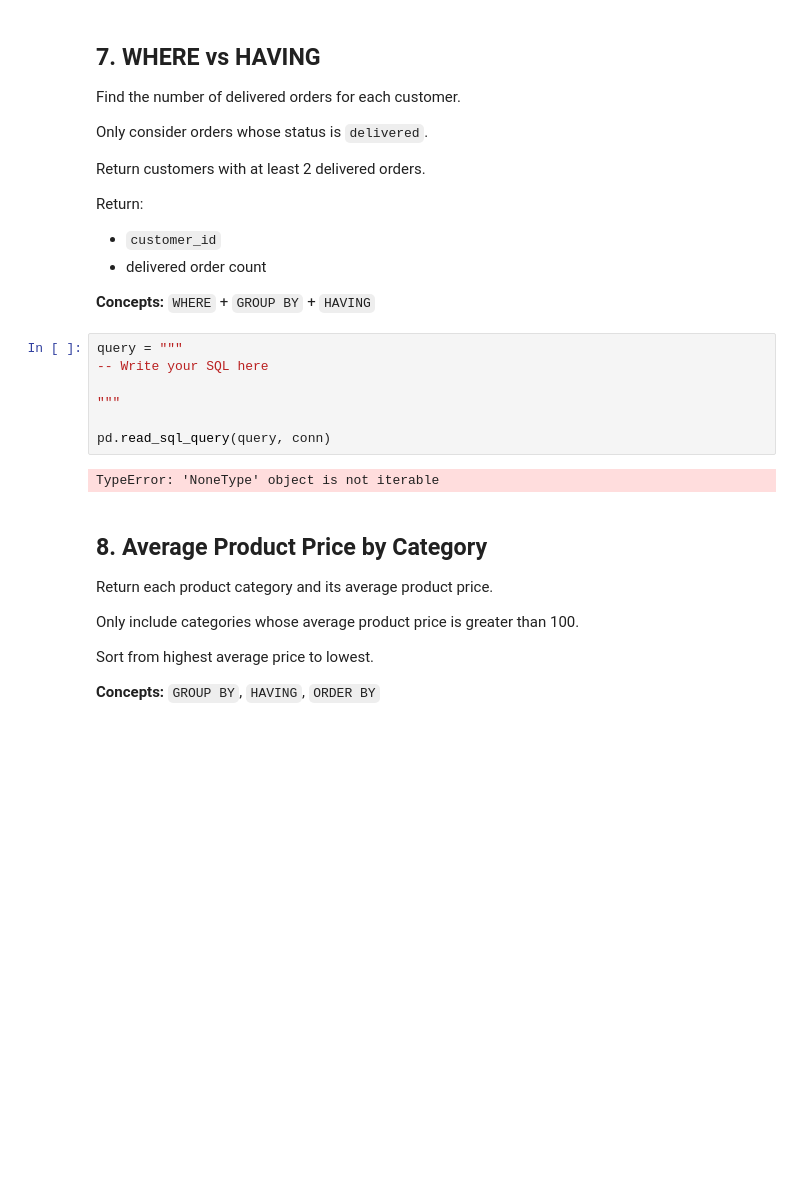
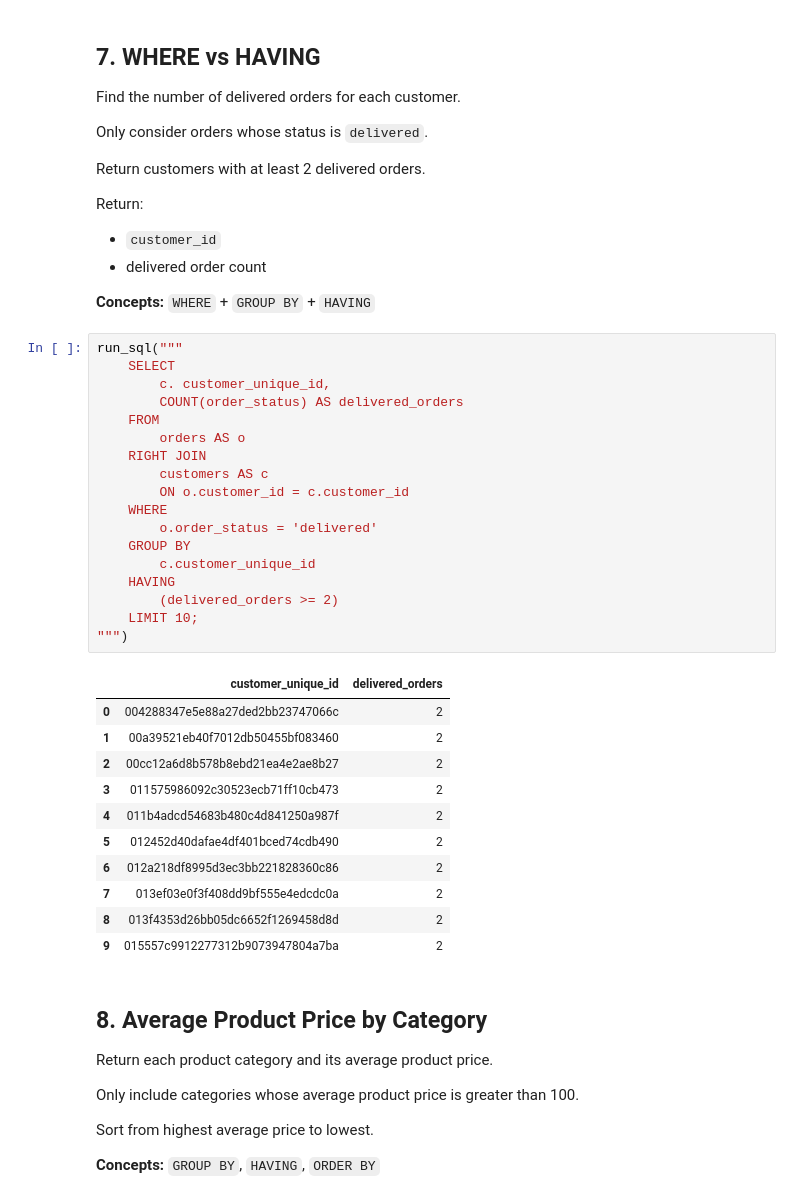
Before and after one commit to Thomasayanfeoluwa/2026-Python-Training-Class---Tutorial-For-Beginners, a Jupyter notebook: OLISTs/exercises_solutions/olists_exercises.ipynb, the cells around one changed output. Saved outputs shown, nothing was run; the diff lists cells and outputs as text; blank space fills up the shorter version.

```diff
--- a/OLISTs/exercises_solutions/olists_exercises.ipynb
+++ b/OLISTs/exercises_solutions/olists_exercises.ipynb
@@ -427,15 +427,36 @@ Return:
 - delivered order count
 
 **Concepts:** `WHERE` + `GROUP BY` + `HAVING`
-# %%
-query = """
--- Write your SQL here
-
-"""
-
-pd.read_sql_query(query, conn)
-# %% [output]
-TypeError: 'NoneType' object is not iterable
+# %%
+run_sql("""
+    SELECT
+        c. customer_unique_id,
+        COUNT(order_status) AS delivered_orders
+    FROM
+        orders AS o
+    RIGHT JOIN
+        customers AS c
+        ON o.customer_id = c.customer_id
+    WHERE
+        o.order_status = 'delivered'
+    GROUP BY
+        c.customer_unique_id
+    HAVING
+        (delivered_orders >= 2)
+    LIMIT 10;
+""")
+# %% [output]
+|  | customer_unique_id | delivered_orders |
+| 0 | 004288347e5e88a27ded2bb23747066c | 2 |
+| 1 | 00a39521eb40f7012db50455bf083460 | 2 |
+| 2 | 00cc12a6d8b578b8ebd21ea4e2ae8b27 | 2 |
+| 3 | 011575986092c30523ecb71ff10cb473 | 2 |
+| 4 | 011b4adcd54683b480c4d841250a987f | 2 |
+| 5 | 012452d40dafae4df401bced74cdb490 | 2 |
+| 6 | 012a218df8995d3ec3bb221828360c86 | 2 |
+| 7 | 013ef03e0f3f408dd9bf555e4edcdc0a | 2 |
+| 8 | 013f4353d26bb05dc6652f1269458d8d | 2 |
+| 9 | 015557c9912277312b9073947804a7ba | 2 |
 # %% [markdown]
 ## 8. Average Product Price by Category
 
```
Also changed, not shown: parts of 2 cells of this notebook.
